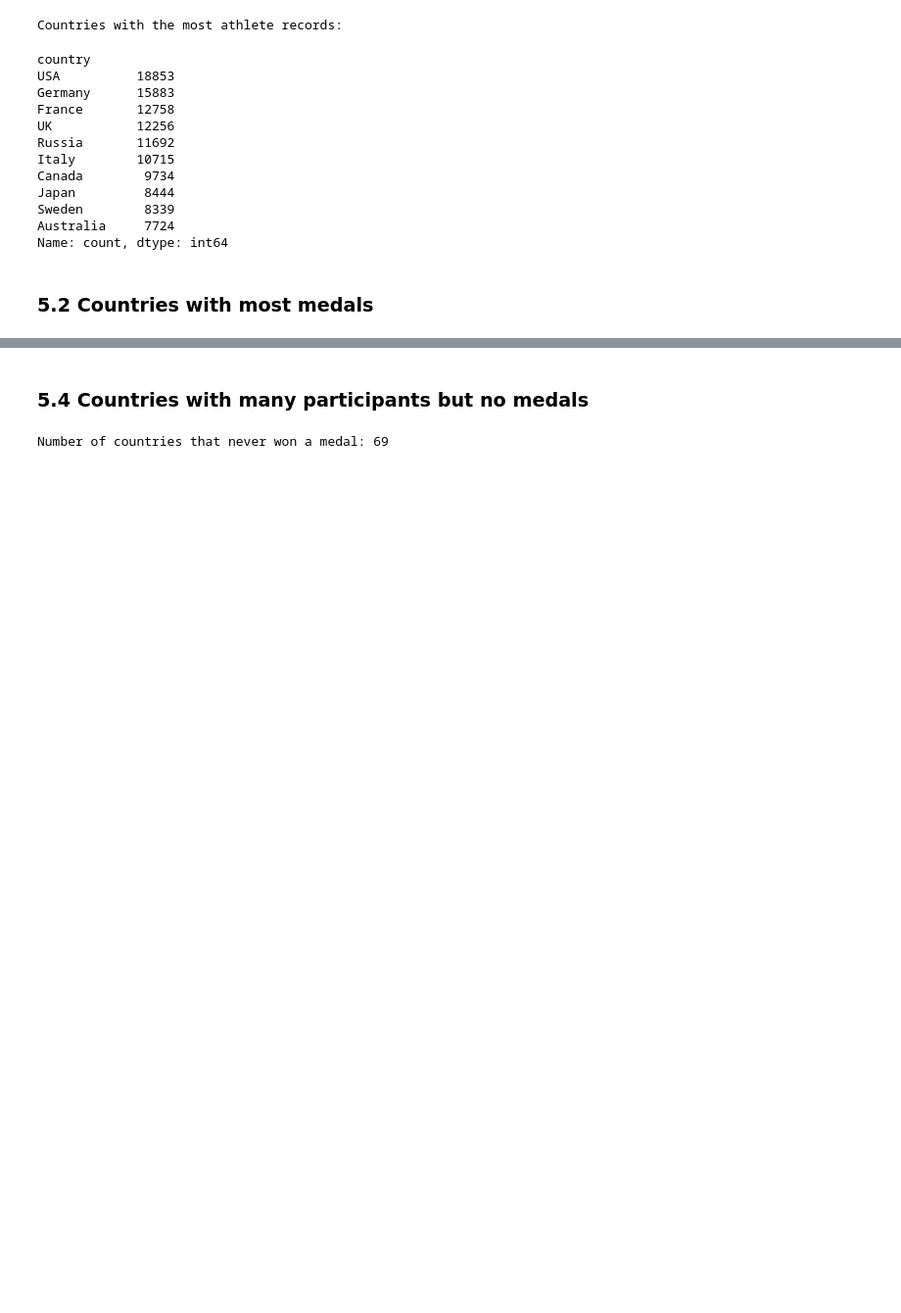
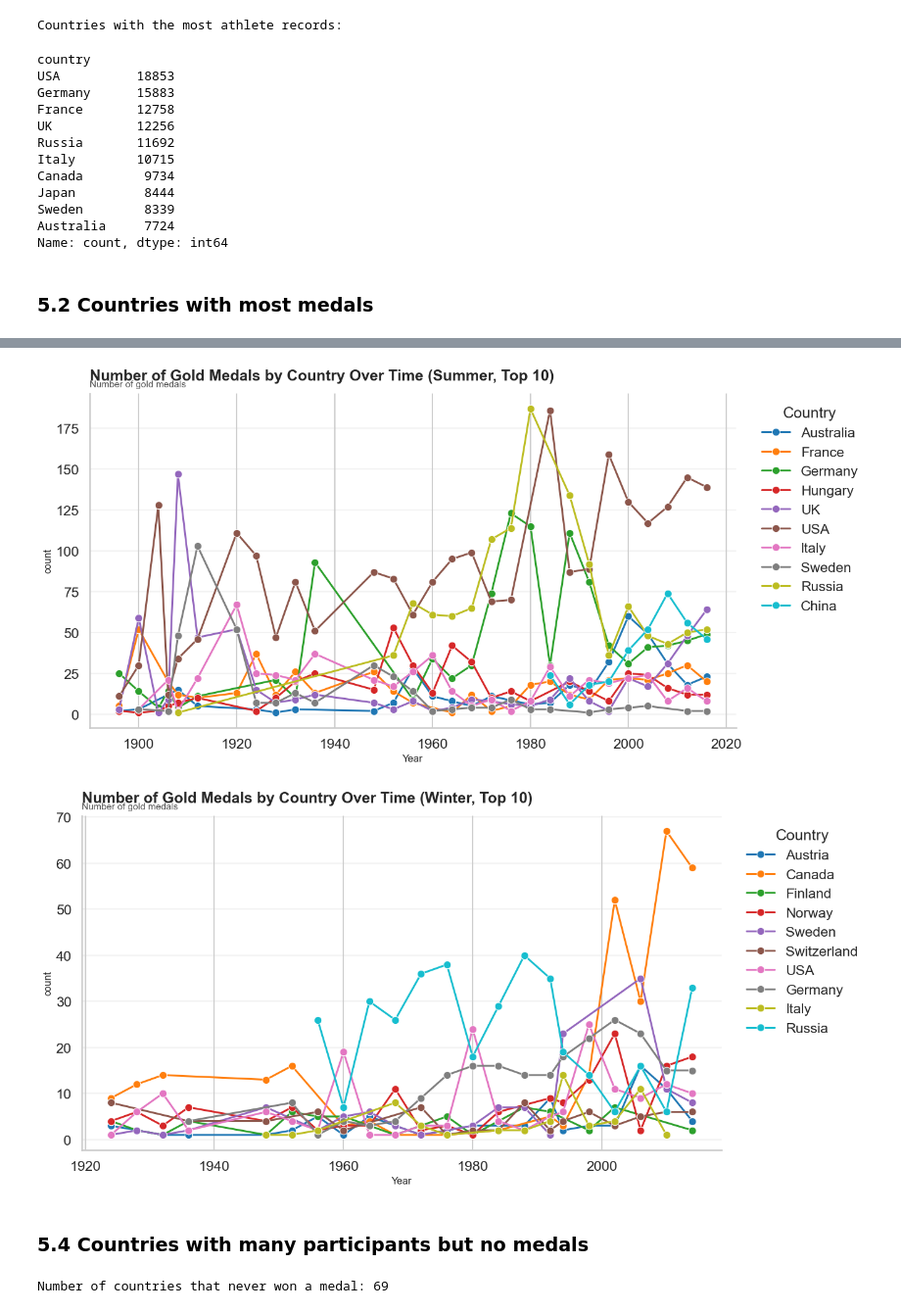
Before and after one commit to com-480-data-visualization/DataRizz, a Jupyter notebook: milestones/milestone1/eda.ipynb, the cells around one changed output, grey strips where cells are left out. Shown at 98% size. Cells and saved outputs as stored; diff of their text form; code cells hidden in the pictures; blank space fills up the shorter version.

```diff
--- a/milestones/milestone1/eda.ipynb
+++ b/milestones/milestone1/eda.ipynb
@@ -660,3 +732,9 @@ fig.show()
+# %%
+plot_gold_medals_trend("Summer")
+plot_gold_medals_trend("Winter")
+# %% [output]
+[figure, added]
+[figure, added]
 # %% [markdown]
 ### 5.4 Countries with many participants but no medals
 # %%
```
Also changed, not shown: parts of 17 cells of this notebook.
